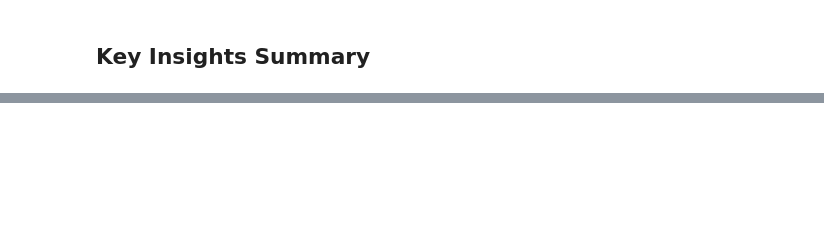
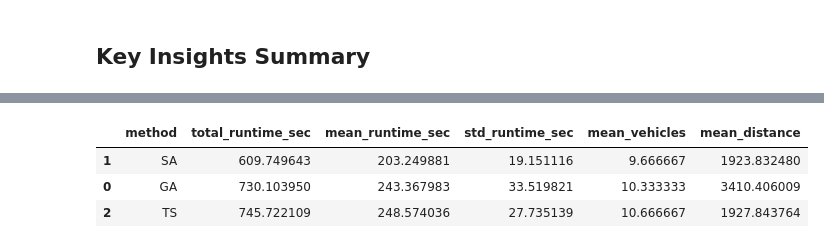
Before and after one commit to hugodba/TCC, a Jupyter notebook: src/stagnation_analysis.ipynb, the cells around one changed output, grey strips where cells are left out. Cells and saved outputs as stored; diff of their text form; code cells hidden in the pictures; blank space fills up the shorter version.

```diff
--- a/src/stagnation_analysis.ipynb
+++ b/src/stagnation_analysis.ipynb
@@ -291,0 +297,94 @@ TS: 2383.77 s
+# %%
+import time
+from pathlib import Path
+import pandas as pd
+from project import Dataset
+from project.Metaheuristics import SimulatedAnnealing, TabuSearch, GeneticAlgorithm
+from project import settings as cfg
+
+# Keep this cell runnable even if previous setup cells were not executed yet.
+if "DATASETS_DIR" not in globals():
+    DATASETS_DIR = Path("../Datasets")
+if "TEST_INSTANCES" not in globals():
+    TEST_INSTANCES = list(cfg.INSTANCES) if hasattr(cfg, "INSTANCES") else ["rc201.txt", "rc205.txt", "rc208.txt"]
+if "SEED_BASE" not in globals():
+    SEED_BASE = cfg.SEED_START
+
+MAS_METHODS = [
+    ("SA", SimulatedAnnealing, cfg.MAS_SA_PARAMS),
+    ("TS", TabuSearch, cfg.MAS_TS_PARAMS),
+    ("GA", GeneticAlgorithm, cfg.MAS_GA_PARAMS),
+]
+
+mas_runtime_rows = []
+benchmark_t0 = time.perf_counter()
+
+print("=" * 90)
+print("RUNTIME BENCHMARK | Isolated SA/TS/GA with MAS inner parameters")
+print(f"Instances: {len(TEST_INSTANCES)} | Seed: {SEED_BASE}")
+print(f"Methods: {[name for name, _, _ in MAS_METHODS]}")
+print("=" * 90)
+
+for i, instance_file in enumerate(TEST_INSTANCES, start=1):
+    instance_t0 = time.perf_counter()
+    dataset = Dataset(DATASETS_DIR / instance_file)
+    print(f"\n[{i}/{len(TEST_INSTANCES)}] Instance: {instance_file}")
+    print("-" * 90)
+
+    for method_name, solver_cls, params in MAS_METHODS:
+        method_t0 = time.perf_counter()
+        print(f"  -> START {method_name}")
+
+        solver = solver_cls(dataset, seed=SEED_BASE, **params)
+        best_route = solver.solve()
+        method_elapsed = time.perf_counter() - method_t0
+
+        vehicles, distance = best_route.cost_function()
+        mas_runtime_rows.append({
+            "instance": instance_file,
+            "method": method_name,
+            "runtime_sec": float(method_elapsed),
+            "vehicles": int(vehicles),
+            "distance": float(distance),
+        })
+
+        print(
+            f"  <- END   {method_name} | time={method_elapsed:8.2f}s | K={vehicles:2d} | D={distance:8.1f}"
+        )
+
+    instance_elapsed = time.perf_counter() - instance_t0
+    print(f"Instance total time: {instance_elapsed:.2f}s")
+
+df_mas_runtime = pd.DataFrame(mas_runtime_rows)
+
+runtime_by_method = (
+    df_mas_runtime.groupby("method", as_index=False)
+    .agg(
+        total_runtime_sec=("runtime_sec", "sum"),
+        mean_runtime_sec=("runtime_sec", "mean"),
+        std_runtime_sec=("runtime_sec", "std"),
+        mean_vehicles=("vehicles", "mean"),
+        mean_distance=("distance", "mean"),
+    )
+    .sort_values("mean_runtime_sec")
+)
+
+runtime_by_instance = (
+    df_mas_runtime.pivot(index="instance", columns="method", values="runtime_sec")
+    .sort_index()
+)
+
+benchmark_elapsed = time.perf_counter() - benchmark_t0
+print("\n" + "=" * 90)
+print(f"Benchmark finished in {benchmark_elapsed:.2f}s")
+print("Fastest to slowest (mean runtime):")
+for rank, row in enumerate(runtime_by_method.itertuples(index=False), start=1):
+    print(f"  {rank}. {row.method} -> {row.mean_runtime_sec:.2f}s")
+print("=" * 90)
+
+print("\nRuntime summary by method (MAS params):")
+display(runtime_by_method)
+
+print("Runtime per instance and method (seconds):")
+display(runtime_by_instance)
+# %% [output]
@@ -291,0 +408,4 @@ TS: 2383.77 s
+|  | method | total_runtime_sec | mean_runtime_sec | std_runtime_sec | mean_vehicles | mean_distance |
+| 1 | SA | 609.749643 | 203.249881 | 19.151116 | 9.666667 | 1923.832480 |
+| 0 | GA | 730.103950 | 243.367983 | 33.519821 | 10.333333 | 3410.406009 |
+| 2 | TS | 745.722109 | 248.574036 | 27.735139 | 10.666667 | 1927.843764 |
```
Also changed, not shown: parts of 9 cells of this notebook, 18 other files.
